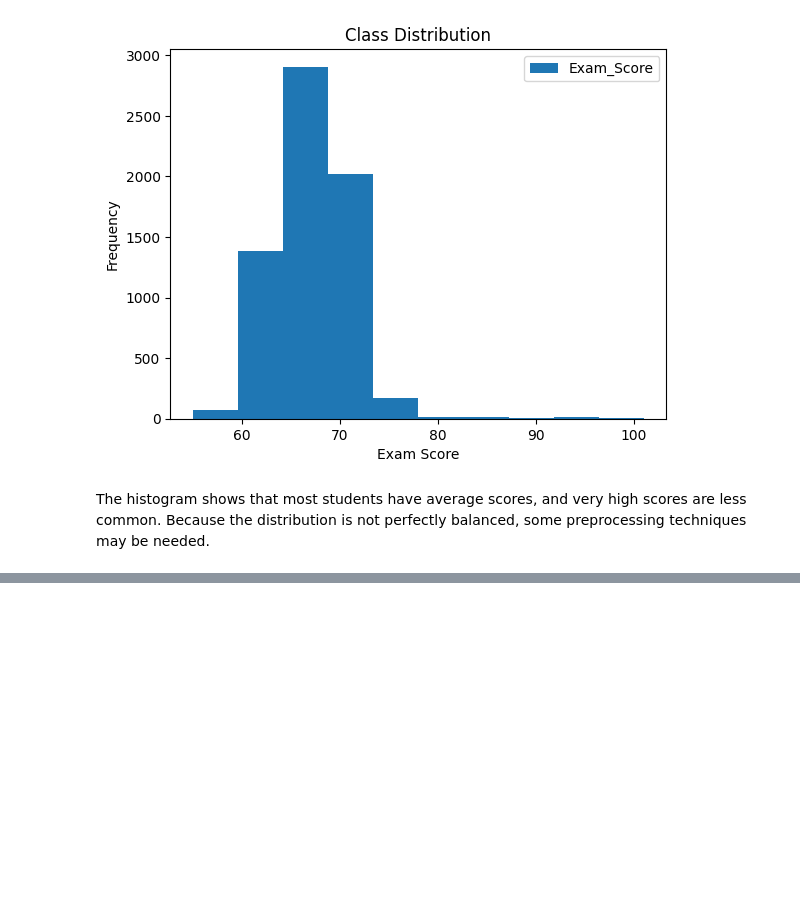
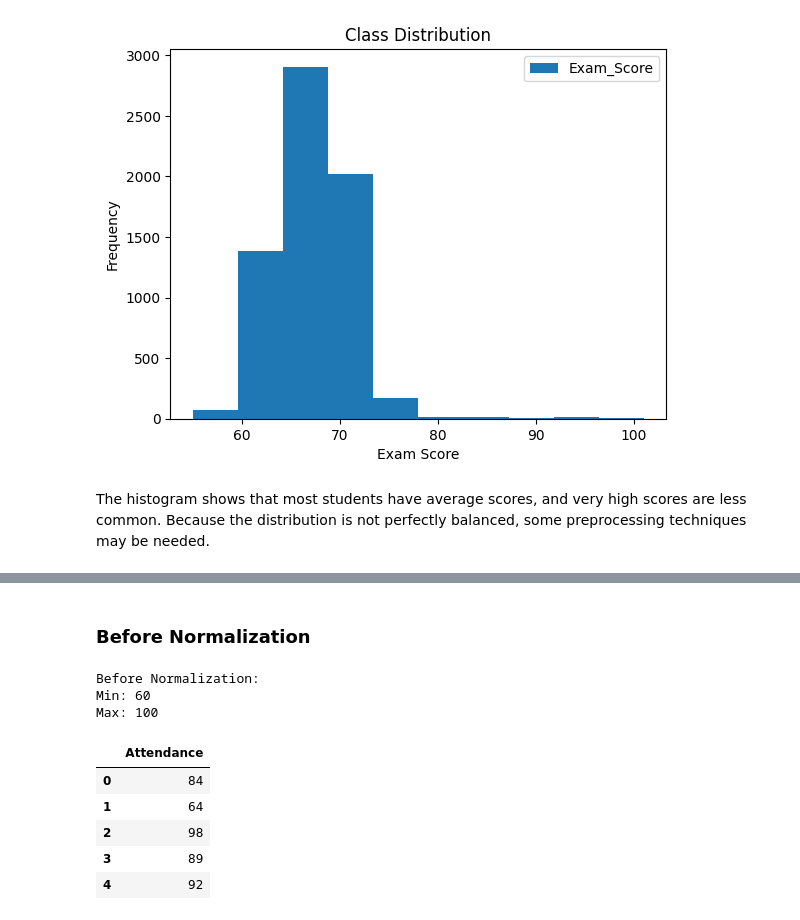
Before and after one commit to leeno-ob/IT326-project, a Jupyter notebook: phase2.ipynb, the cells around one changed output, grey strips where cells are left out. Drawn from its saved outputs; the diff is of its cells as text; code cells hidden in the pictures; blank space fills up the shorter version.

```diff
--- a/phase2.ipynb
+++ b/phase2.ipynb
@@ -228,0 +244,9 @@ The histogram shows that most students have average scores, and very high scores
+# %%
+df_preprocessed = df.copy()
+
+cat_missing_cols = ["Teacher_Quality", "Parental_Education_Level", "Distance_from_Home"]
+
+for col in cat_missing_cols:
+    mode_value = df_preprocessed[col].mode()[0]
+    print(f"Mode used for {col}: {mode_value}")
+    df_preprocessed[col] = df_preprocessed[col].fillna(mode_value)
@@ -228,0 +496,22 @@ The histogram shows that most students have average scores, and very high scores
+# %% [markdown]
+### Before Normalization
+# %%
+from sklearn.preprocessing import MinMaxScaler
+
+col = "Attendance"
+
+print("Before Normalization:")
+print("Min:", df_preprocessed[col].min())
+print("Max:", df_preprocessed[col].max())
+
+df_preprocessed[[col]].head(5)
+# %% [output]
+Before Normalization:
+Min: 60
+Max: 100
+|  | Attendance |
+| 0 | 84 |
+| 1 | 64 |
+| 2 | 98 |
+| 3 | 89 |
+| 4 | 92 |
```
Also changed, not shown: parts of 55 cells of this notebook.
